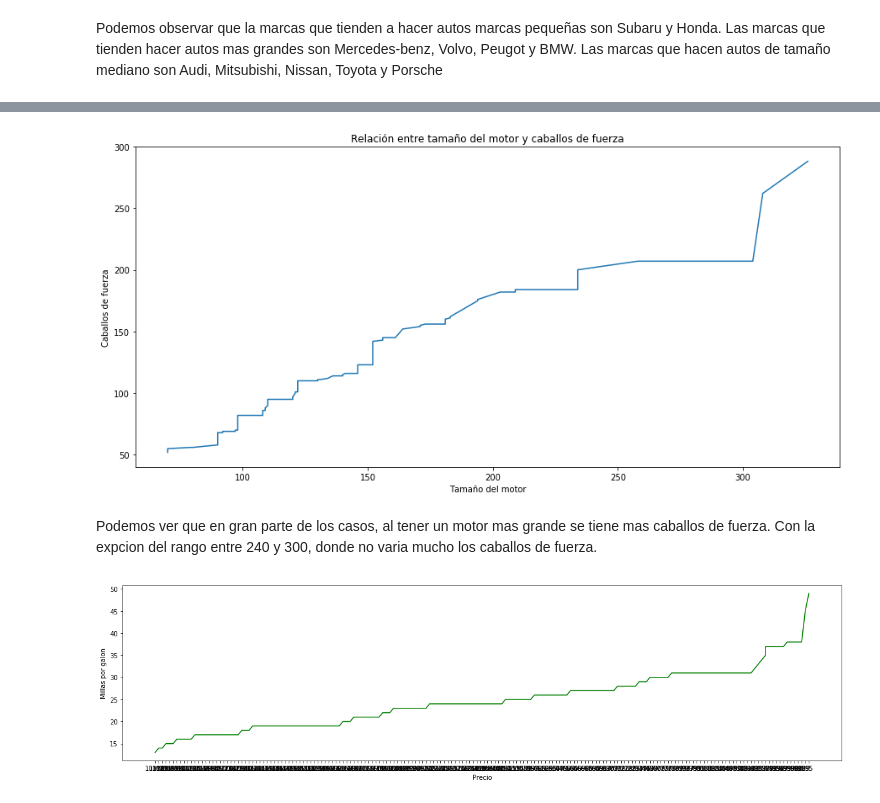
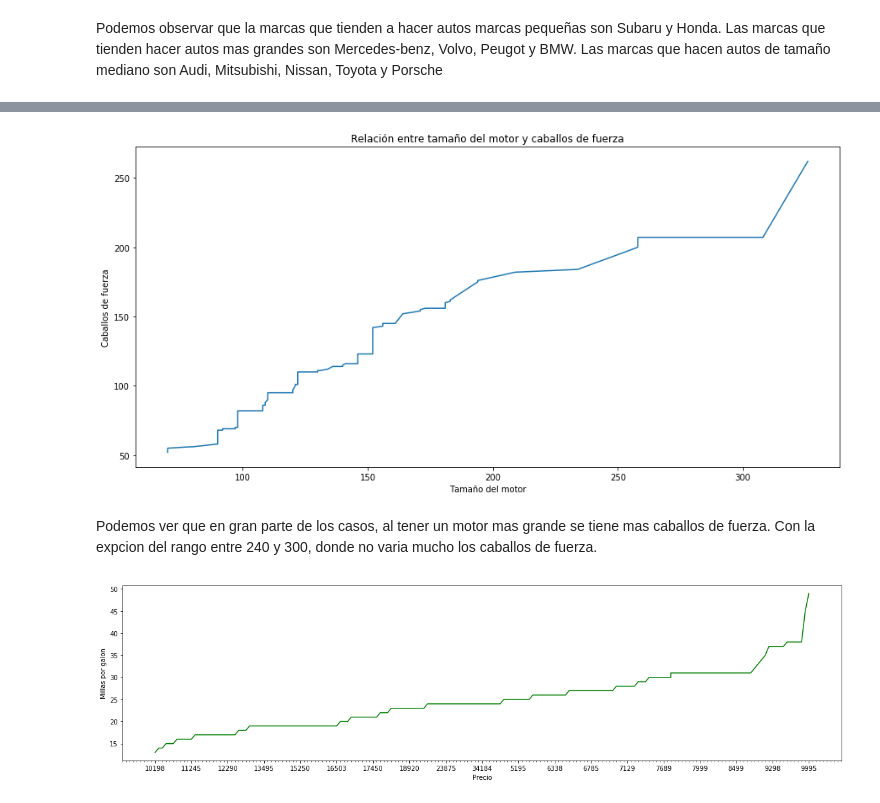
Before and after one commit to Manolomon/automobile-analysis, a Jupyter notebook: analysis.ipynb, the cells around one changed output, grey strips where cells are left out. Cells and saved outputs as stored; diff of their text form; code cells hidden in the pictures.

```diff
--- a/analysis.ipynb
+++ b/analysis.ipynb
@@ -7,7 +7,8 @@ import matplotlib.pyplot as plt
 %matplotlib inline
 
 df = pd.read_csv('automobile.csv')
-df.head()
+df = df[df.precio.apply(lambda x: x.isnumeric())]
+df
 # %% [output]
 |  | Simbolo_riesgo | Fabricante | tipo_combustible | Aspiración | Num_Puertas | Estilo_chasis | Tracción | ... |
 | 0 | 3 | alfa-romero | gas | std | two | convertible | rwd | ... |
@@ -119,17 +134,21 @@ ax.plot(motor,poder)
 ax.set(xlabel='Tamaño del motor', ylabel='Caballos de fuerza', title='Relación entre tamaño del motor y caballos de fuerza')
 plt.show()
 # %% [output]
-[figure, old version]
+[figure, new version]
 # %% [markdown]
 Podemos ver que en gran parte de los casos, al tener un motor mas grande se tiene mas caballos de fuerza. Con la expcion del rango entre 240 y 300, donde no varia mucho los caballos de fuerza.
 # %%
+import matplotlib.ticker as ticker
+
 precios = df.sort_values(by=['precio'])
 precios = precios['precio']
 mpgC = df.sort_values(by=['mpg_ciudad'])
 mpgC = mpgC['mpg_ciudad']
 fig, ax1 = plt.subplots(figsize=(20,5))
 ax1.plot(precios,mpgC,color='green')
+ax1.xaxis.set_major_locator(ticker.MultipleLocator(10))
+ax1.xaxis.set_minor_locator(ticker.MultipleLocator(1))
 ax1.set(xlabel='Precio',ylabel='Millas por galon')
 plt.show()
 # %% [output]
-[figure, old version]
+[figure, new version]
```
Also changed, not shown: parts of 12 cells of this notebook.
